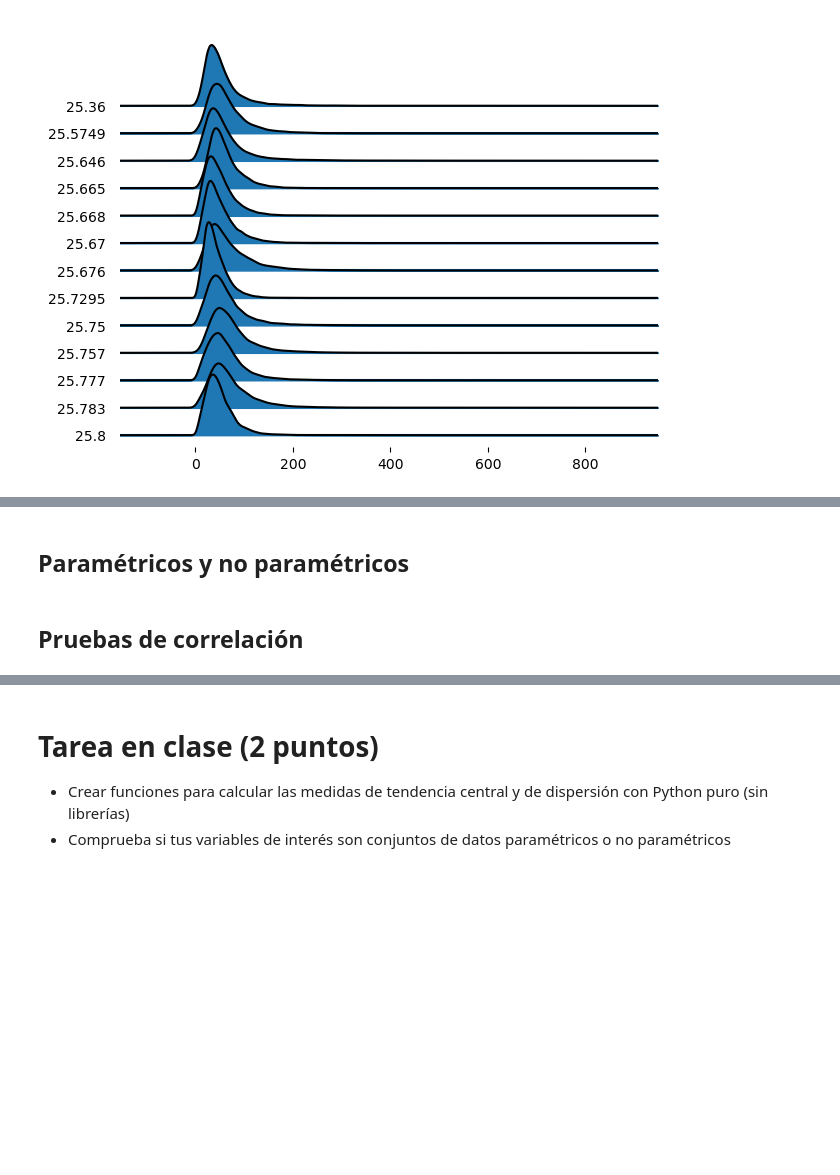
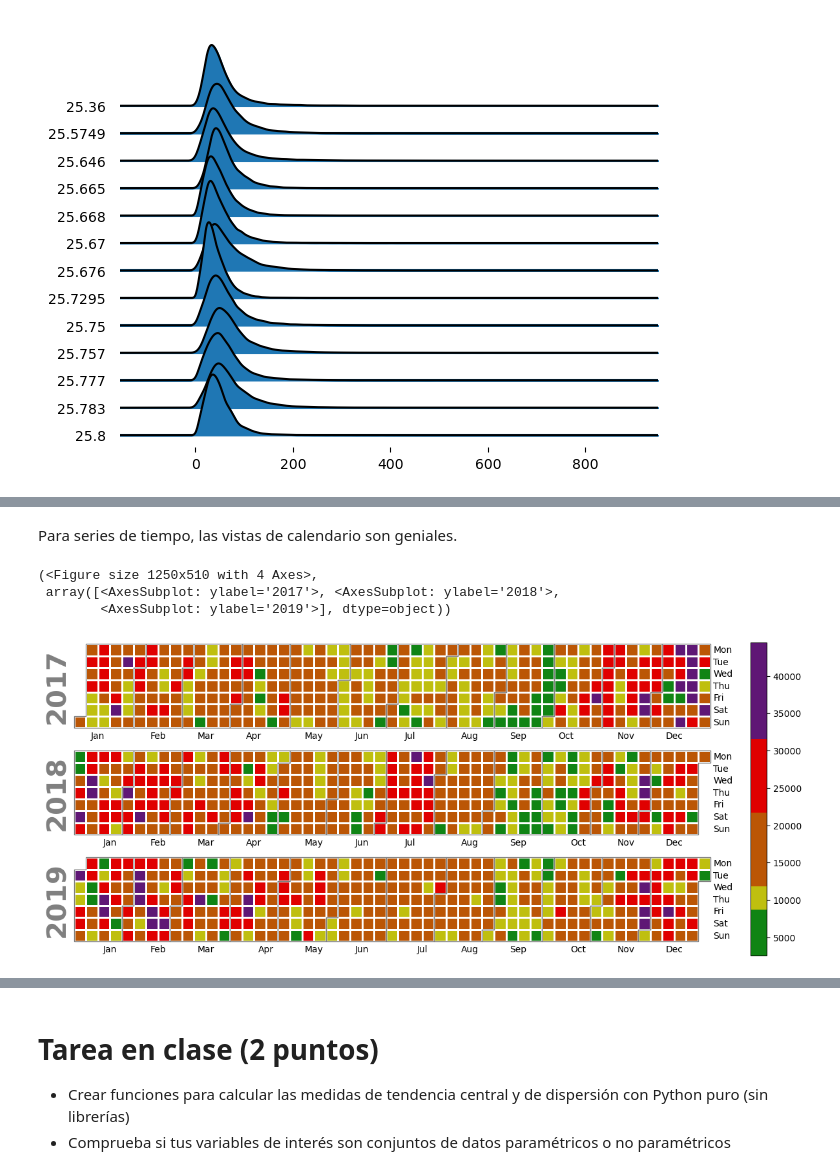
Before and after one commit to albertobenavides/aprendizaje_autom, a Jupyter notebook: caps/2_estadisticos.ipynb, the cells around one changed output, grey strips where cells are left out. Cells and saved outputs as stored; diff of their text form; code cells hidden in the pictures; blank space fills up the shorter version.

```diff
--- a/caps/2_estadisticos.ipynb
+++ b/caps/2_estadisticos.ipynb
@@ -639,5 +638,2 @@ plt.show()
-# %% [markdown]
-## Paramétricos y no paramétricos
-# %% [markdown]
-
-## Pruebas de correlación
+# %% [markdown]
+Para series de tiempo, las vistas de calendario son geniales.
@@ -643,0 +646,25 @@ plt.show()
+# %%
+viridis = cm.get_cmap('viridis', 340) # Se genera un mapa de color de hasta 340 colores
+newcolors = viridis(np.linspace(0, 1, 340)) # Se hace una función lineal del mapa de colores de 0 hasta 340 de 1 en 1
+
+# Se definen rangos de colores
+newcolors[:50, :] = np.array([21/340, 176/340, 26/340, 1]) # Bueno
+newcolors[50:75, :] = np.array([255/340, 255/340, 20/340, 1]) # Regular
+newcolors[75:155, :] = np.array([249/340, 115/340, 6/340, 1]) # Malo
+newcolors[155:235, :] = np.array([299/340, 0/340, 0/340, 1]) # Muy malo
+newcolors[235:340, :] = np.array([126/340, 30/340, 156/340, 1]) # Extremadamente malo
+newcmp = ListedColormap(newcolors) # A partir de esos colores, se fija un nuevo mapa de color
+
+calplot.calplot(df_pm10_dropna.set_index('timestamp').value, cmap = newcmp,
+    yearlabel_kws=dict( # Esto es nomás porque no tengo Helvetica instalada 😅
+        fontsize=30,
+        color='gray',
+        fontname='sans-serif',
+        fontweight='bold',
+        ha='center')
+)
+# %% [output]
+(<Figure size 1250x510 with 4 Axes>,
+ array([<AxesSubplot: ylabel='2017'>, <AxesSubplot: ylabel='2018'>,
+        <AxesSubplot: ylabel='2019'>], dtype=object))
+[figure, added]
```
Also changed, not shown: parts of 28 cells of this notebook.
